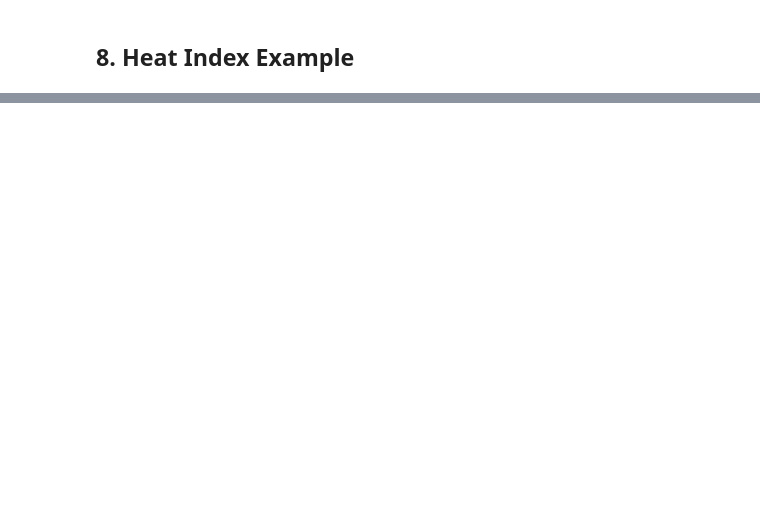
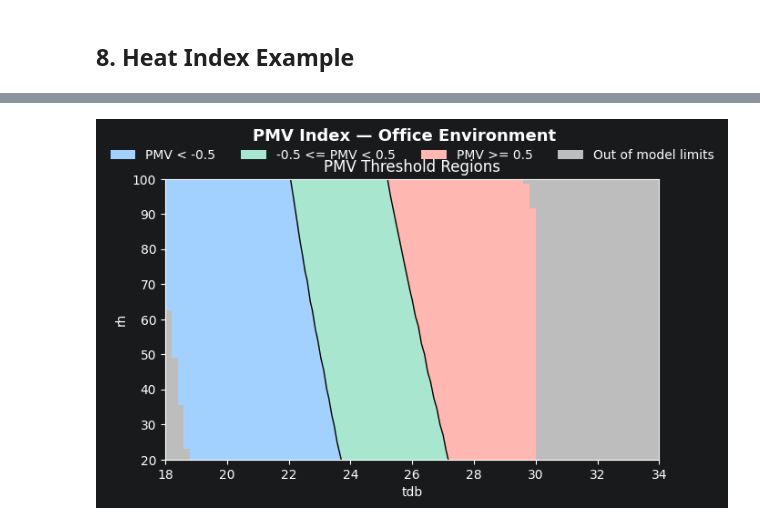
Before and after one commit to HuiHuangWYU/pythermalcomfort, a Jupyter notebook: docs/documentation/plots/matplotlib/threshold_plot.ipynb, the cells around one changed output, grey strips where cells are left out. Drawn from its saved outputs; the diff is of its cells as text; code cells hidden in the pictures; blank space fills up the shorter version.

```diff
--- a/docs/documentation/plots/matplotlib/threshold_plot.ipynb
+++ b/docs/documentation/plots/matplotlib/threshold_plot.ipynb
@@ -158,0 +188,24 @@ Text(0, 0.5, 'Relative humidity [%]')
+# %%
+fig_result = (
+    ThresholdPlot(pmv_ppd_iso)
+    .set_x_axis("tdb", 18.0, 34.0, resolution=0.2)
+    .set_y_axis("rh", 20.0, 100.0, resolution=0.5)
+    .set_params(vr=0.10, met=1.2, clo=0.5, wme=0.0)
+    .set_regions(output="pmv", thresholds=[-0.5, 0.5])
+    .plot(title="PMV Threshold Regions")
+)
+
+# result.fig is the underlying Figure — use it for figure-level operations
+fig_result.fig.suptitle(
+    "PMV Index — Office Environment",
+    y=1.02,
+    fontsize=13,
+    fontweight="bold",
+)
+
+# To save the figure to disk:
+# fig_result.fig.savefig("pmv_threshold.png", dpi=150, bbox_inches="tight")
+
+plt.show()
+# %% [output]
+[figure, added]
```
Also changed, not shown: parts of 13 cells of this notebook, 2 other files.
